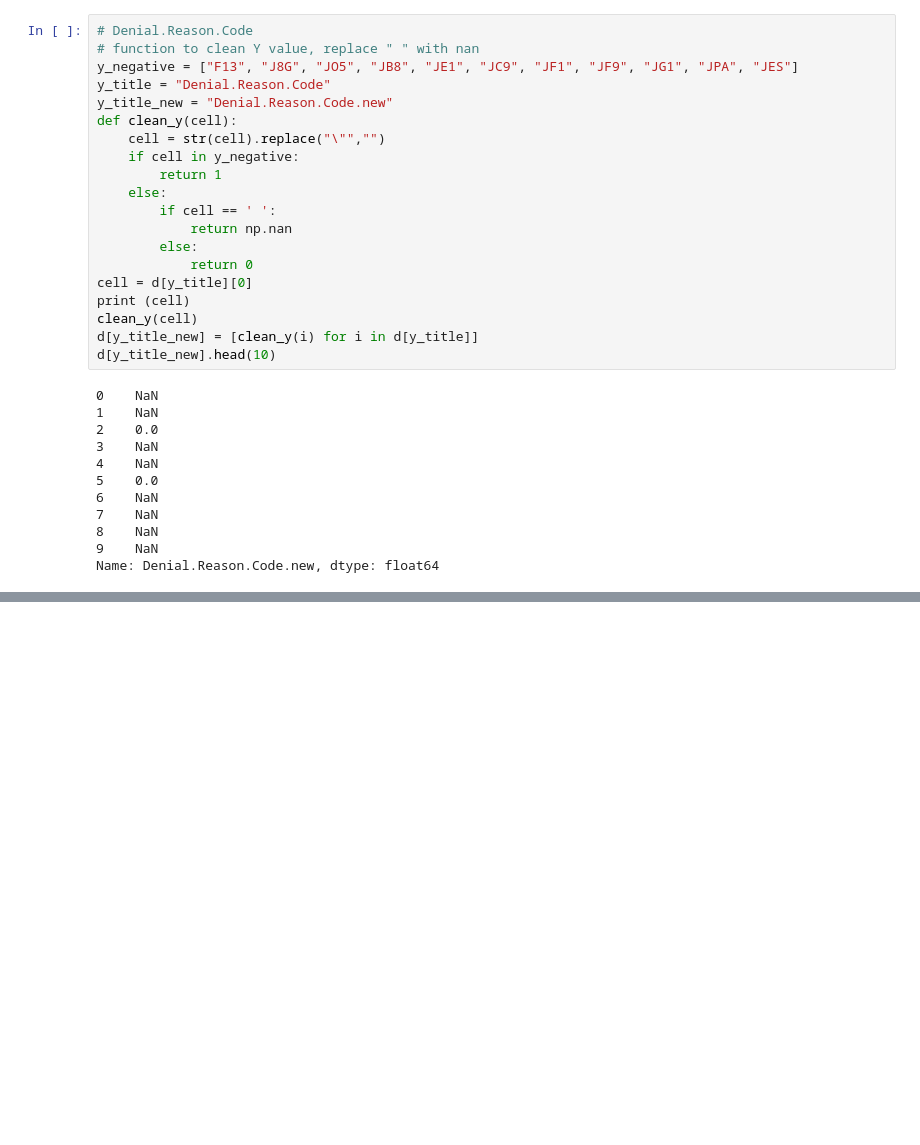
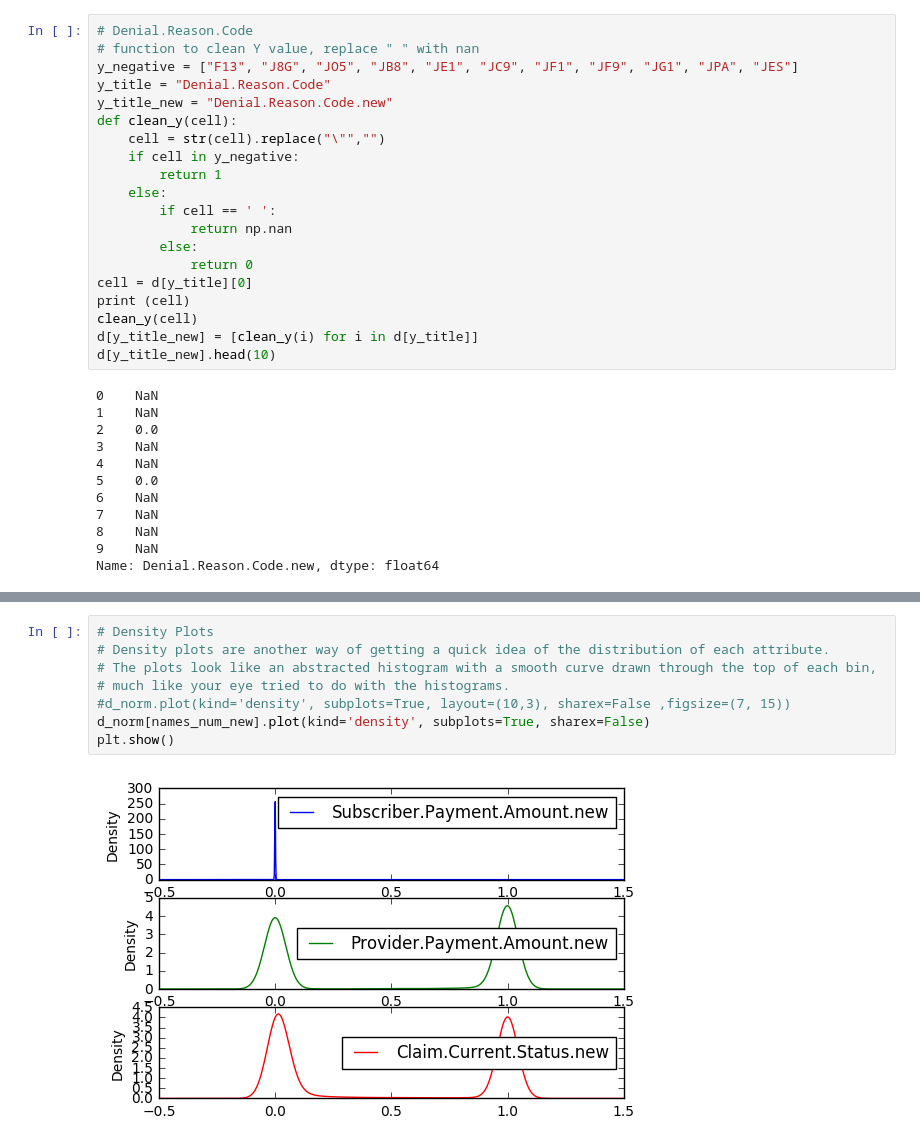
Before and after one commit to weasteam/Machine-Learning-Exercise-about-Claims, a Jupyter notebook: machine_learning_exercise_claims.ipynb, the cells around one changed output, grey strips where cells are left out. Cells and saved outputs as stored; diff of their text form; blank space fills up the shorter version.

```diff
--- a/machine_learning_exercise_claims.ipynb
+++ b/machine_learning_exercise_claims.ipynb
@@ -578,0 +266,10 @@ d_scale[names_num_new].head(5)
+# %%
+# Density Plots
+# Density plots are another way of getting a quick idea of the distribution of each attribute.
+# The plots look like an abstracted histogram with a smooth curve drawn through the top of each bin,
+# much like your eye tried to do with the histograms.
+#d_norm.plot(kind='density', subplots=True, layout=(10,3), sharex=False ,figsize=(7, 15))
+d_norm[names_num_new].plot(kind='density', subplots=True, sharex=False)
+plt.show()
+# %% [output]
+[figure, added]
```
Also changed, not shown: parts of 46 cells of this notebook.
